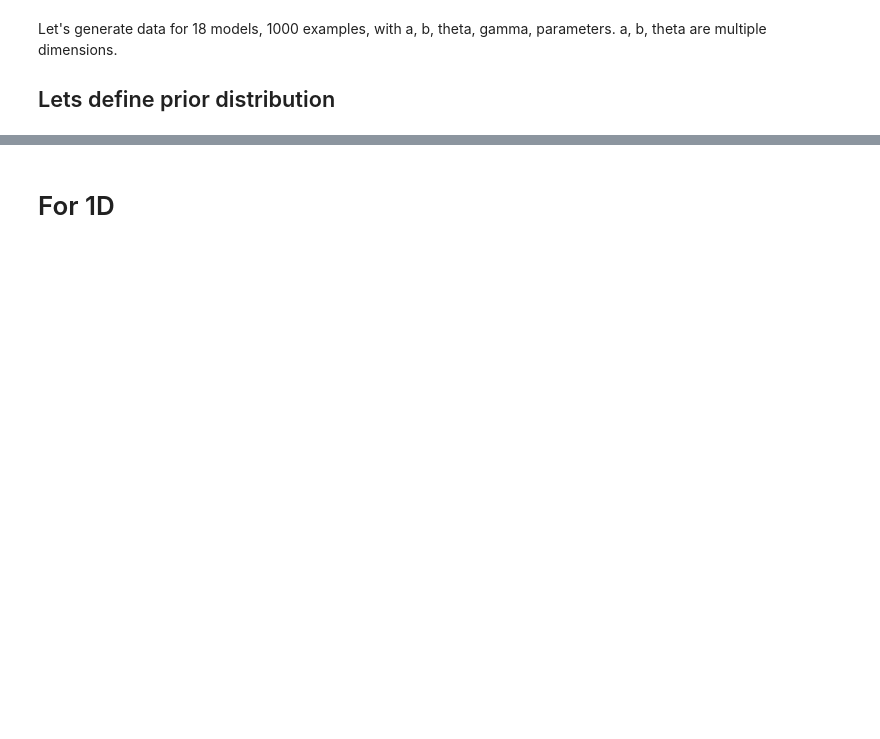
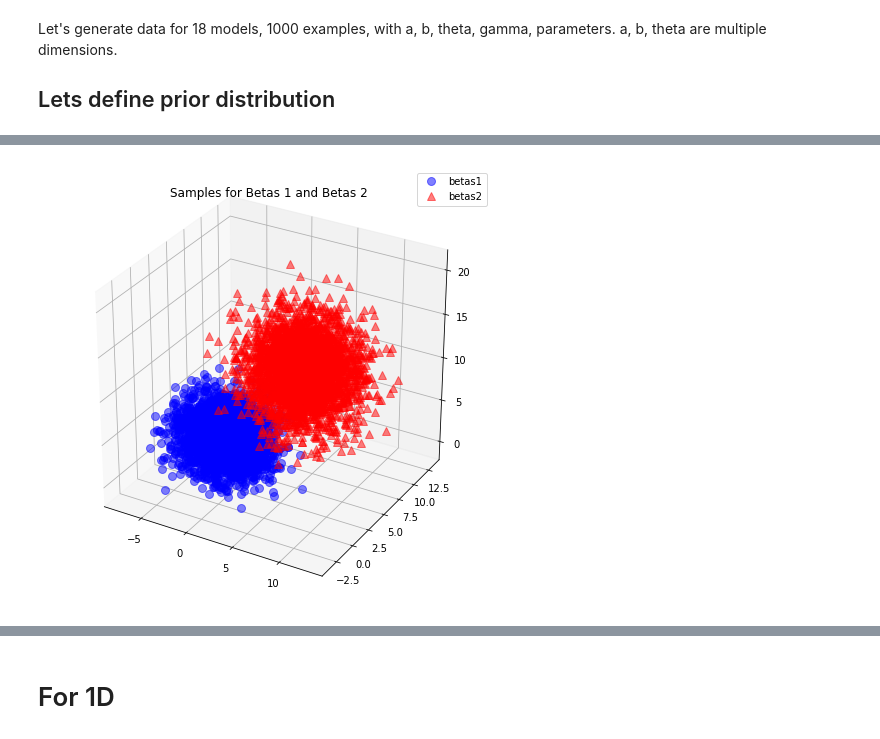
Before and after one commit to nyu-mll/nlu-test-sets, a Jupyter notebook: irt_scripts/generate_synthetic_data.ipynb, the cells around one changed output, grey strips where cells are left out. Cells and saved outputs as stored; diff of their text form; code cells hidden in the pictures; blank space fills up the shorter version.

```diff
--- a/irt_scripts/generate_synthetic_data.ipynb
+++ b/irt_scripts/generate_synthetic_data.ipynb
@@ -50,0 +234,13 @@ def sigmoid(x):
+# %%
+fig = plt.figure(figsize=(8,8))
+ax = fig.add_subplot(111, projection='3d')
+plt.rcParams['legend.fontsize'] = 10
+ax.plot(betas.T[0,:], betas.T[1,:], betas.T[2,:], 'o', markersize=8, color='blue', alpha=0.5, label='betas1')
+ax.plot(betas2.T[0,:], betas2.T[1,:], betas2.T[2,:], '^', markersize=8, color='red', alpha=0.5, label='betas2')
+
+plt.title('Samples for Betas 1 and Betas 2')
+ax.legend(loc='upper right')
+
+plt.show()
+# %% [output]
+[figure, added]
```
Also changed, not shown: parts of 24 cells of this notebook, 1 other file.
